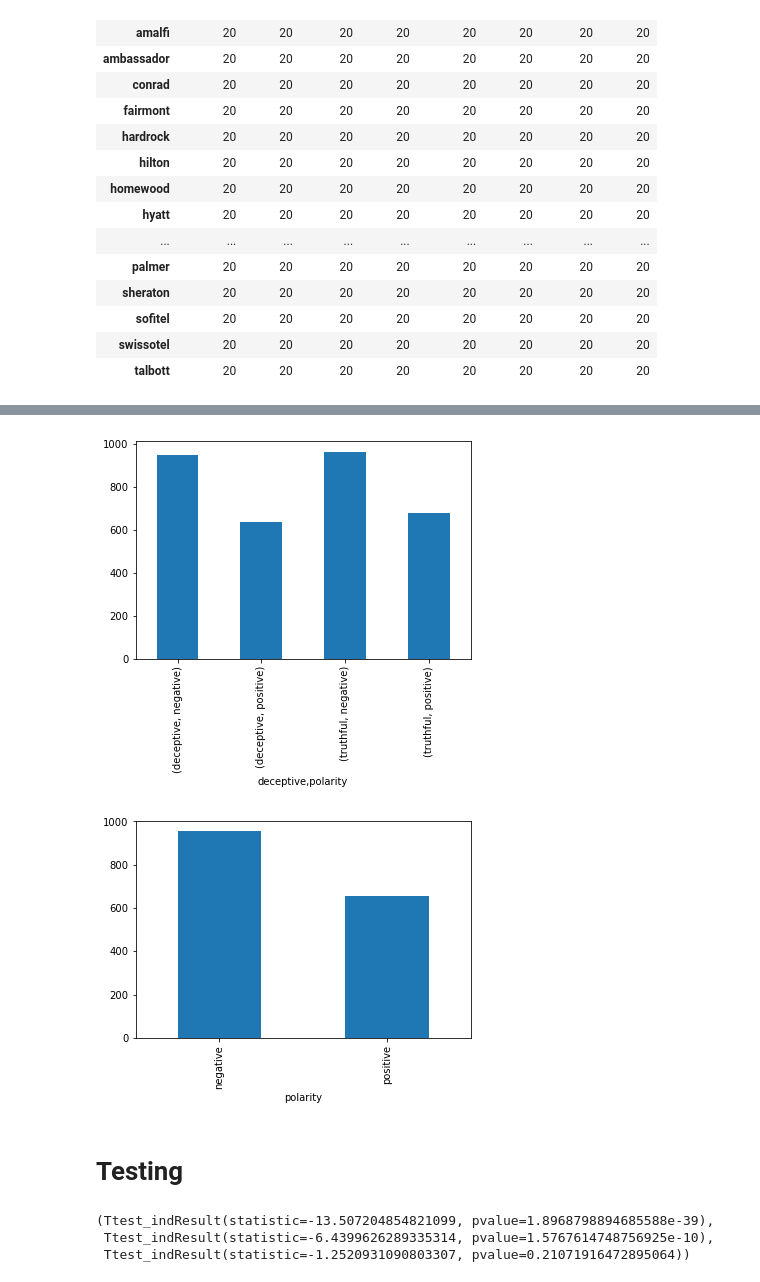
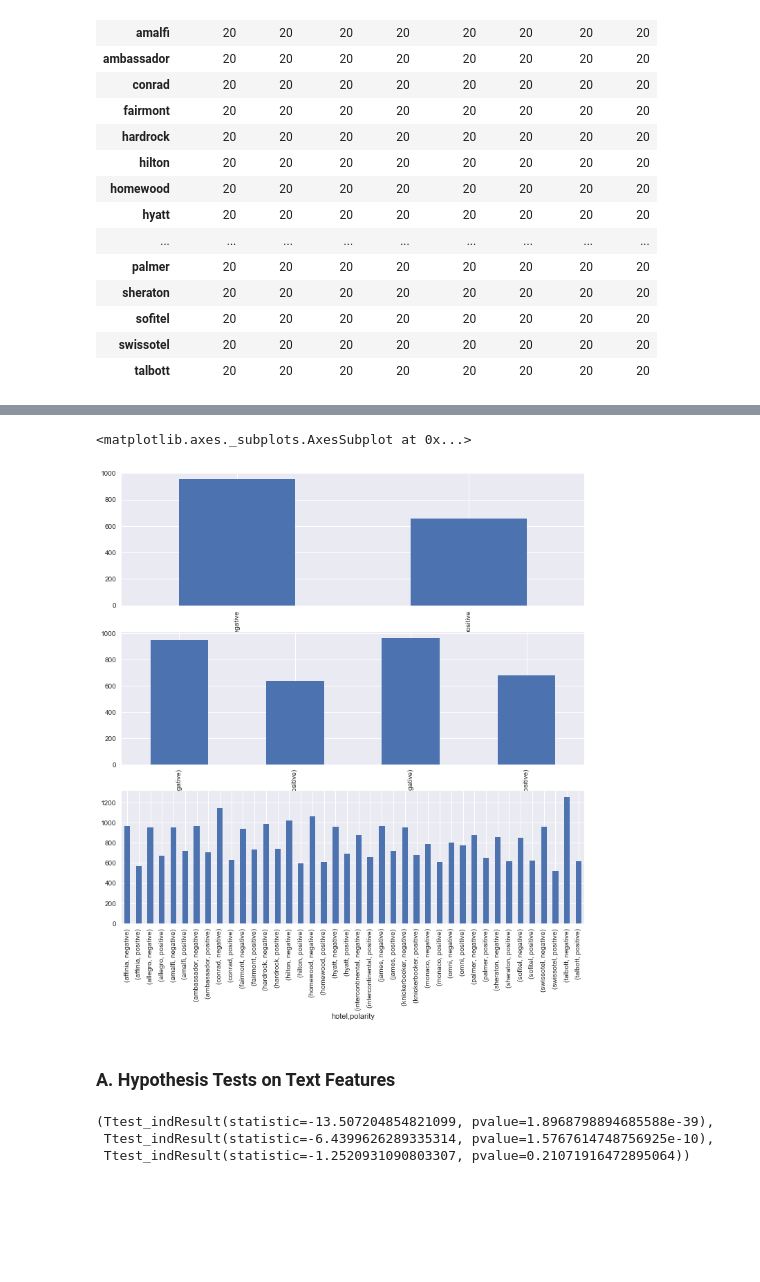
Before and after one commit to chrisgian/Capstone2-NLP-Hotel-Reviews, a Jupyter notebook: Capstone 2 - Topic Modeling and Prediction of Deceptive Reviews.ipynb, the cells around one changed output, grey strips where cells are left out. Cells and saved outputs as stored; diff of their text form; code cells hidden in the pictures; blank space fills up the shorter version.

```diff
--- a/Capstone 2 - Topic Modeling and Prediction of Deceptive Reviews.ipynb
+++ b/Capstone 2 - Topic Modeling and Prediction of Deceptive Reviews.ipynb
@@ -79,15 +112,24 @@ _= data_in.groupby(
-# %%
-_ = data_in.groupby(
-    ['deceptive','polarity']).apply(
-    mean_len, mean = True).plot('bar')
-# %% [output]
-[figure, removed]
-# %%
-_ = data_in.groupby(
-    ['polarity']).apply(
-    mean_len, mean = True).plot('bar')
-# %% [output]
-[figure, removed]
-# %% [markdown]
-# Testing
+# %%
+a = data_in.groupby(
+    ['polarity']).apply(
+    mean_len, mean = True)
+b = data_in.groupby(
+    ['deceptive','polarity']).apply(
+    mean_len, mean = True)
+c = data_in.groupby(
+    ['hotel','polarity']).apply(
+    mean_len, mean = True)
+# %%
+fig, ax =pyplot.subplots(3,1,figsize=(12,12))
+
+a.plot('bar',ax = ax[0])
+
+b.plot('bar',ax = ax[1])
+
+c.plot('bar',ax = ax[2])
+# %% [output]
+<matplotlib.axes._subplots.AxesSubplot at 0x...>
+[figure, added]
+# %% [markdown]
+### A. Hypothesis Tests on Text Features
 # %%
```
Also changed, not shown: parts of 47 cells of this notebook.
